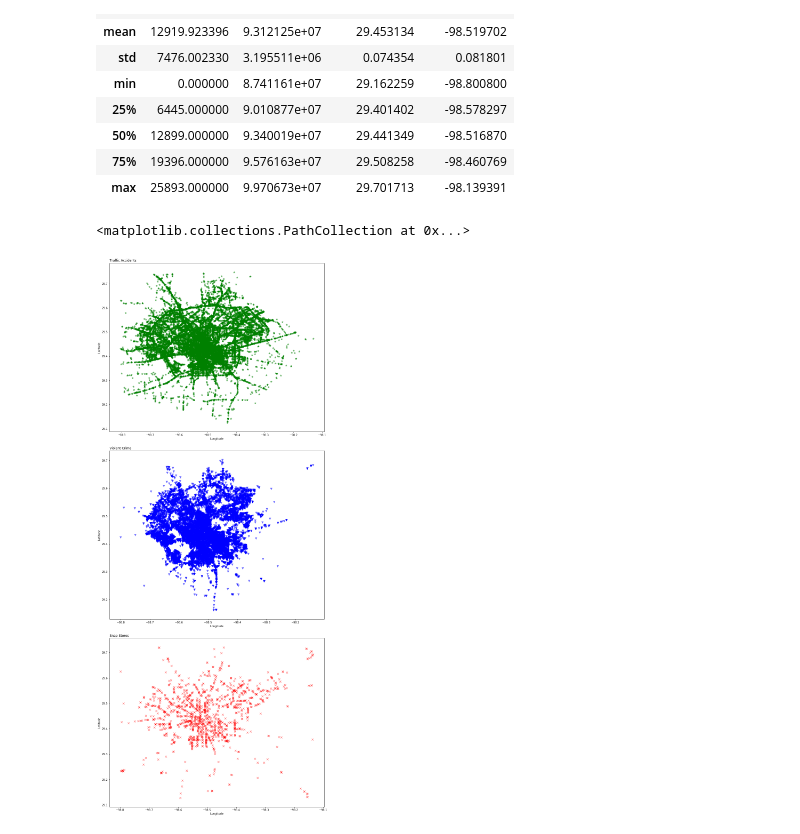
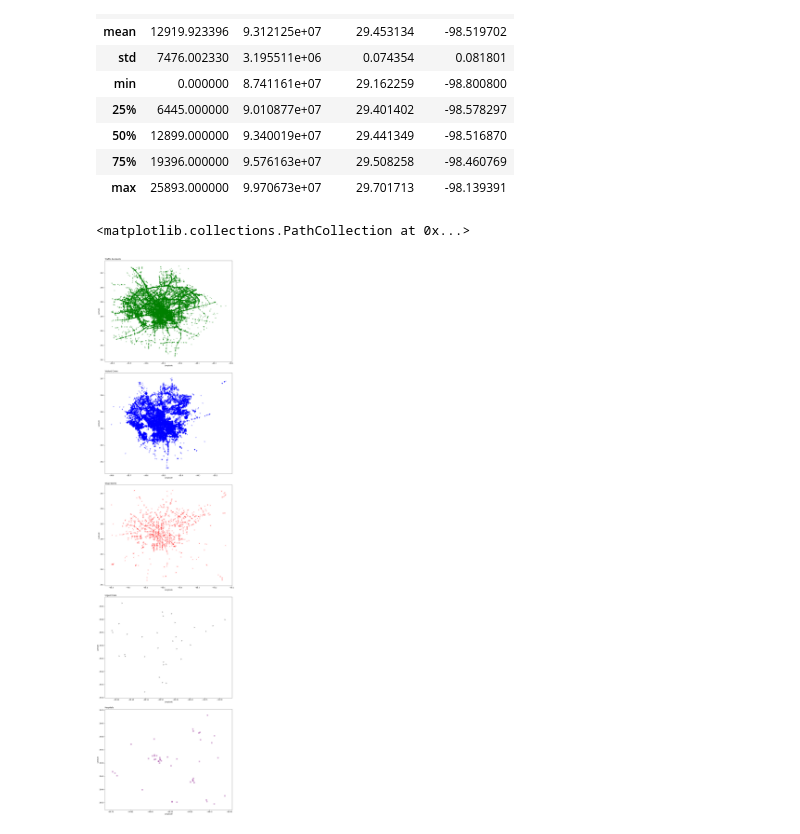
Before and after one commit to tangbeve/reucode, a Jupyter notebook: GraphingShapeFiles.ipynb, the cells around one changed output. Cells and saved outputs as stored; diff of their text form; code cells hidden in the pictures.

Commit message:
Updating graphs, also the way that the path is placed for each file is simpler

```diff
--- a/GraphingShapeFiles.ipynb
+++ b/GraphingShapeFiles.ipynb
@@ -15,10 +15,15 @@ import os
 import matplotlib.pyplot as plt
 %matplotlib inline
 # %%
-#shapecsv_path = os.path.join('E:','\Rod\Desktop\cs598\shpCSV\shape_TRAFFICACCIDENTS_1_2017_2017-12-06T115823_RKJ.csv')
-TRAFFIC_PATH = os.path.join('E:', '\Rod\Desktop\cs598\shpCSV\shape_TRAFFICACCIDENTS_1_2017_2017-12-06T115823_RKJ.csv')
-CRIME_PATH = os.path.join('E:', '\Rod\Desktop\cs598\shpCSV\shape_VIOLENTCRIME_1_2015_2017-12-09T125732_BKJ.csv')
-SNAP_PATH = os.path.join('E:', '\Rod\Desktop\cs598\shpCSV\shape_PROXSNAPSTORES_1_2017_2017-12-05T220011_APG.csv')
+# Modify this path for your own path where the csv for the shape file are
+SHAPECSV_PATH =  os.path.join('E:', '\Rod\Desktop\cs598\shpCSV')
+
+TRAFFIC_PATH = SHAPECSV_PATH + os.path.join('\shape_TRAFFICACCIDENTS_1_2017_2017-12-06T115823_RKJ.csv')
+CRIME_PATH = SHAPECSV_PATH + os.path.join('\shape_VIOLENTCRIME_1_2015_2017-12-09T125732_BKJ.csv')
+SNAP_PATH = SHAPECSV_PATH + os.path.join('\shape_PROXSNAPSTORES_1_2017_2017-12-05T220011_APG.csv')
+URGENT_PATH = SHAPECSV_PATH + os.path.join('\shape_PROXURGENT_1_2015-01-01_2017-11-30T133824_DPOINTG.csv')
+HOSPITALS_PATH = SHAPECSV_PATH + os.path.join('\shape_PROXHOSPITALS_1_2015-01-01_2017-11-30T133824_DPOINTG.csv')
+PARKS_PATH = SHAPECSV_PATH + os.path.join('\shape_PROXPARKS_1_2015-01-01_2017-11-30T133824_APOINTJG.csv')
 # %% [markdown]
 How to load the data with gpd if you want to use geometry to also graph the data
 In this case, it does not matter as we are only looking at points in a map, not areas.
@@ -29,12 +34,15 @@ Therefore I decided to only use the regular pandas library that has more options
 t_accidents= pd.read_csv(TRAFFIC_PATH)
 v_crimes = pd.read_csv(CRIME_PATH)
 snap_stores = pd.read_csv(SNAP_PATH)
+urgent_care = pd.read_csv(URGENT_PATH)
+hospitals = pd.read_csv(HOSPITALS_PATH)
+#parks = pd.read_csv(PARKS_PATH)
 # %% [markdown]
 These are the individual graphs for each dataframe. The same size and marker size for consistency were left to understand why some data were left out in the visualization.
 # %%
 marker_size = 50
 figure_size = (15, 15)
-my_alpha = 0.5
+my_alpha = 0.3
 # If you want to have graphs for each dataframe, this is the easiest way using pandas and pyplot together
 #t_accidents.plot.scatter(x='lon', y='lat',marker='v', color='green', s=marker_size, title='Traffic Accidents', figsize=figure_size)
 #v_crimes.plot.scatter(x='lon', y='lat',marker='v', color='blue', s=marker_size, title='Violent Crime', figsize=figure_size)
@@ -47,6 +55,8 @@ min_lat = t_accidents['lat'].min()
 # %%
 new_crime = v_crimes[v_crimes['lon'].apply(lambda x: min_lon < x < max_lon) & v_crimes['lat'].apply(lambda x: min_lat < x < max_lat)]
 new_snap = snap_stores[snap_stores['Longitude'].apply(lambda x: min_lon < x < max_lon) & snap_stores['Latitude'].apply(lambda x: min_lat < x < max_lat)]
+new_urgent = urgent_care[urgent_care['X'].apply(lambda x: min_lon < x < max_lon) & urgent_care['Y'].apply(lambda x: min_lat < x < max_lat)]
+new_hospital = hospitals[hospitals['lon'].apply(lambda x: min_lon < x < max_lon) & hospitals['lat'].apply(lambda x: min_lat < x < max_lat)]
 new_crime.describe()
 # %% [output]
 |  | Unnamed: 0 | GEO_ID | lat | lon |
@@ -59,21 +69,26 @@ new_crime.describe()
 | 75% | 19396.000000 | 9.576163e+07 | 29.508258 | -98.460769 |
 | max | 25893.000000 | 9.970673e+07 | 29.701713 | -98.139391 |
 # %%
-figure, axes = plt.subplots( figsize=(13,30), nrows=3, ncols=1)
+# When adding more graphs, increment nrows for the new graph and modify the corresponding axes.
+figure, axes = plt.subplots( figsize=(13,50), nrows=5, ncols=1)
 figure.tight_layout(pad=5, h_pad=5, w_pad=5)
 for ax in axes:
     ax.set_xlabel("Longitude")
     ax.set_ylabel("Latitude")
 axes[0].set_title("Traffic Accidents", loc='left')
 axes[1].set_title("Violent Crime", loc='left')
 axes[2].set_title("Snap Stores",loc='left')
+axes[3].set_title("Urgent Care", loc='left')
+axes[4].set_title("Hospitals", loc='left')
 
 axes[0].scatter(x=t_accidents['lon'], y=t_accidents['lat'], color='green', marker='*', s=marker_size, label='Accidents', alpha=my_alpha)
 axes[1].scatter(x=new_crime['lon'], y=new_crime['lat'], color='blue', marker='v', s=marker_size, label='Crime', alpha=my_alpha)
-axes[2].scatter(x=new_snap['Longitude'], y=new_snap['Latitude'], color='red', marker='x', s=marker_size, label='Snap stores', alpha=my_alpha)
+axes[2].scatter(x=new_snap['Longitude' ], y=new_snap['Latitude'], color='red', marker='x', s=marker_size, label='Snap stores', alpha=my_alpha)
+axes[3].scatter(x=new_urgent['X'], y=new_urgent['Y'], color='black', marker='>', s=marker_size, label='Urgent Care', alpha=my_alpha)
+axes[4].scatter(x=new_hospital['lon'], y=new_hospital['lat'], color='purple', marker=',', s=marker_size, label='Crime', alpha=my_alpha)
 # %% [output]
 <matplotlib.collections.PathCollection at 0x...>
-[figure, old version]
+[figure, new version]
 # %%
 
 fig = plt.figure(figsize=figure_size)
```
Also changed, not shown: parts of 1 cell of this notebook.
